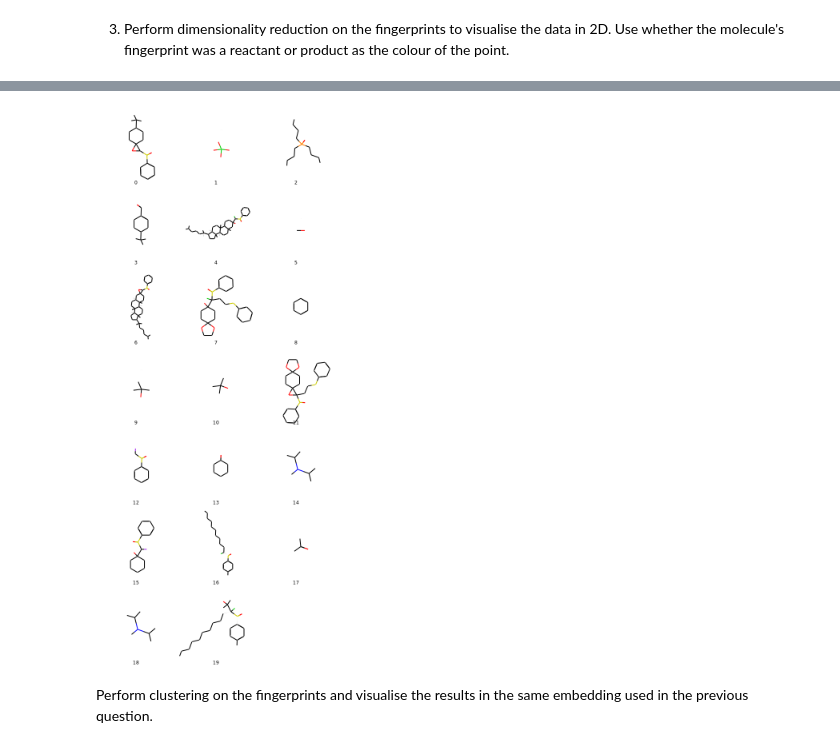
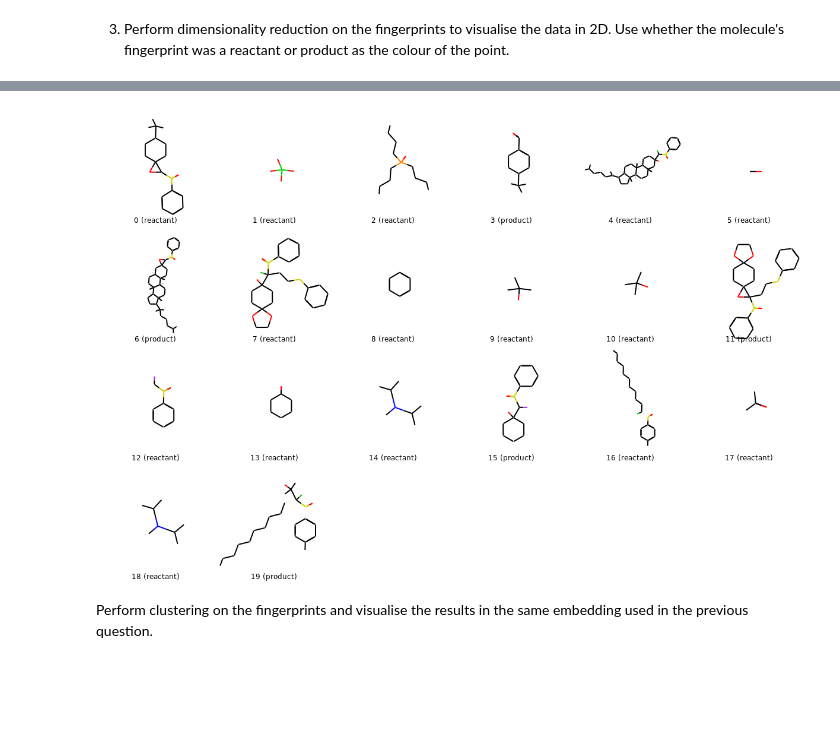
Before and after one commit to adhardy/Deepmatter-Interview, a Jupyter notebook: notebook/ds_nb_1.ipynb, the cells around one changed output, grey strips where cells are left out. Cells and saved outputs as stored; diff of their text form; code cells hidden in the pictures; blank space fills up the shorter version.

```diff
--- a/notebook/ds_nb_1.ipynb
+++ b/notebook/ds_nb_1.ipynb
@@ -271,0 +167,6 @@ print(f"Found {len(rxn_blocks)+1} reactions.")
+# %%
+import dm_RDFParse as RDFParse
+
+file_path = "../data/spresi-100.rdf"
+rxn_blocks = RDFParse.extract_reactions(file_path)
+print(f"Found {len(rxn_blocks)+1} reactions.")
@@ -312,0 +180,3 @@ for ii in range(max_reactions):
+# %%
+molecules = RDFParse.get_molecules_from_rxn_list(rxn_blocks)
+RDFParse.print_molecules_from_molecule_list(molecules)
@@ -415,13 +245,13 @@ Text(0, 0.5, 'Explained Variance (%)')
 # %%
 from rdkit.Chem import Draw
 
 # === Visualise Molecules ===
-
-legends = [str(x) for x in range(0,len(molecules))]
-img = Draw.MolsToGridImage(molecules, legends=legends)
+mols_per_row = 6
+legends = [f"{str(ii)} ({type})" for ii, type in enumerate([mol.mol_type for mol in molecules])] # get the molecule types for the legened
+img = Draw.MolsToGridImage([mol.mol for mol in molecules], legends=legends, molsPerRow=mols_per_row)
 img
 # %% [output]
-[figure, old version]
+[figure, new version]
 # %% [markdown]
 Perform clustering on the fingerprints and visualise the results in the same embedding used
 in the previous question.
```
Also changed, not shown: parts of 19 cells of this notebook, 3 other files.
